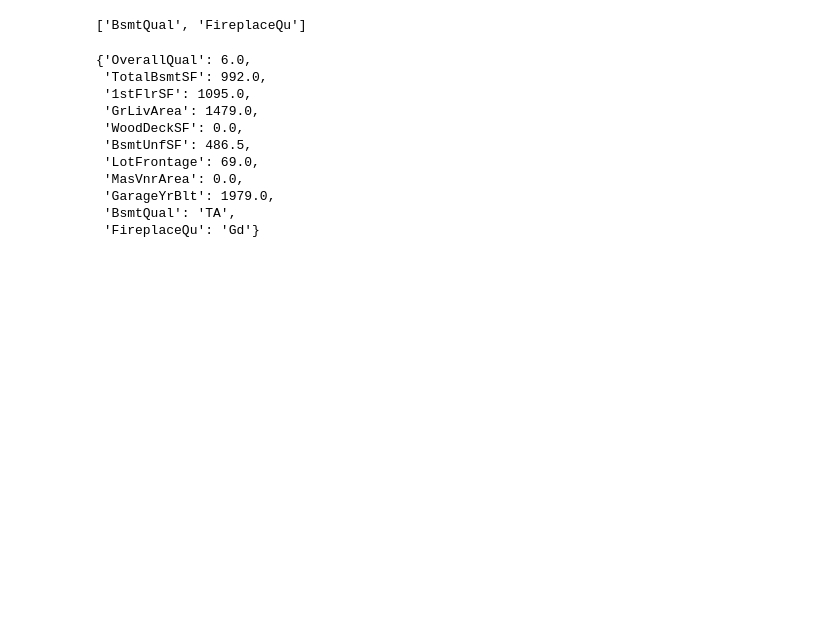
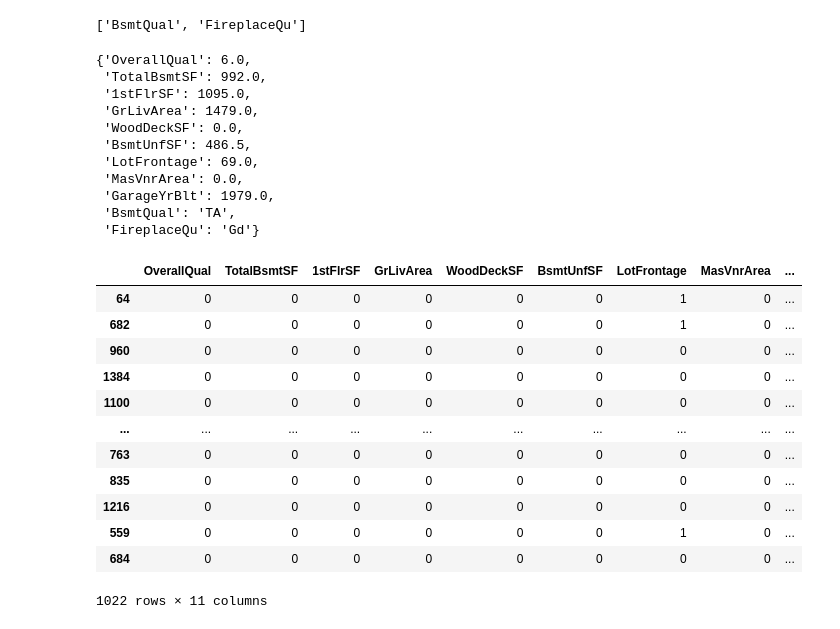
Before and after one commit to Priyo-prog/Complete-Feature-Engineering, a Jupyter notebook: Missing Data Imputation/missing_data_imputation.ipynb, the cells around one changed output. Drawn from its saved outputs; the diff is of its cells as text; code cells hidden in the pictures; blank space fills up the shorter version.

```diff
--- a/Missing Data Imputation/missing_data_imputation.ipynb
+++ b/Missing Data Imputation/missing_data_imputation.ipynb
@@ -408,3 +408,20 @@ imputation_dict
  'GarageYrBlt': 1979.0,
  'BsmtQual': 'TA',
  'FireplaceQu': 'Gd'}
+# %%
+# Calculate the missing indicators: trainset
+X_train.isna().astype(int)
+# %% [output]
+|  | OverallQual | TotalBsmtSF | 1stFlrSF | GrLivArea | WoodDeckSF | BsmtUnfSF | LotFrontage | MasVnrArea | ... |
+| 64 | 0 | 0 | 0 | 0 | 0 | 0 | 1 | 0 | ... |
+| 682 | 0 | 0 | 0 | 0 | 0 | 0 | 1 | 0 | ... |
+| 960 | 0 | 0 | 0 | 0 | 0 | 0 | 0 | 0 | ... |
+| 1384 | 0 | 0 | 0 | 0 | 0 | 0 | 0 | 0 | ... |
+| 1100 | 0 | 0 | 0 | 0 | 0 | 0 | 0 | 0 | ... |
+| ... | ... | ... | ... | ... | ... | ... | ... | ... | ... |
+| 763 | 0 | 0 | 0 | 0 | 0 | 0 | 0 | 0 | ... |
+| 835 | 0 | 0 | 0 | 0 | 0 | 0 | 0 | 0 | ... |
+| 1216 | 0 | 0 | 0 | 0 | 0 | 0 | 0 | 0 | ... |
+| 559 | 0 | 0 | 0 | 0 | 0 | 0 | 1 | 0 | ... |
+| 684 | 0 | 0 | 0 | 0 | 0 | 0 | 0 | 0 | ... |
+1022 rows × 11 columns
```
Also changed, not shown: parts of 5 cells of this notebook.
